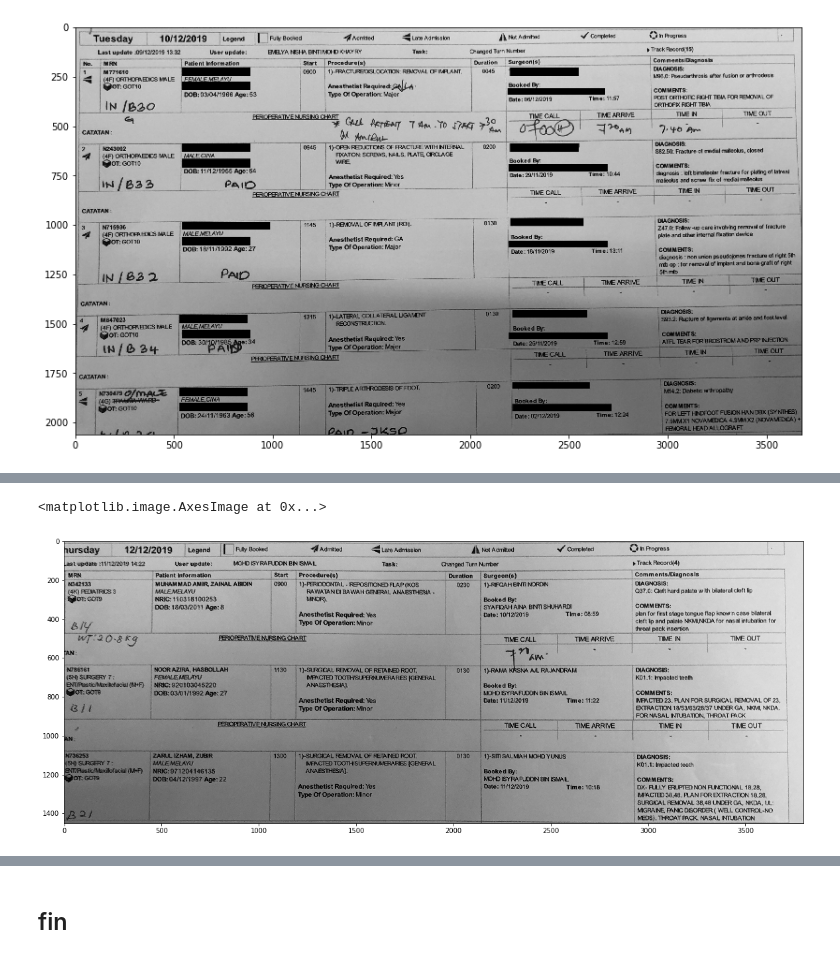
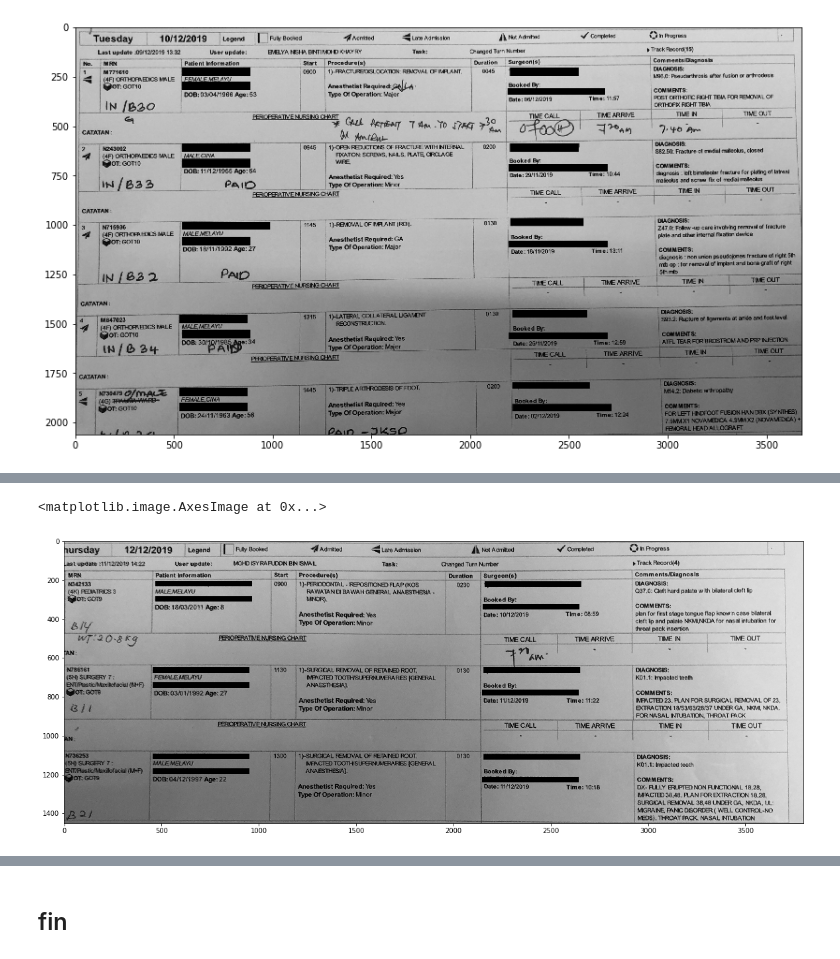
Before and after one commit to hududed/image2text, a Jupyter notebook: image2text_example.ipynb, the cells around one changed output, grey strips where cells are left out. Cells and saved outputs as stored; diff of their text form; code cells hidden in the pictures.

```diff
--- a/image2text_example.ipynb
+++ b/image2text_example.ipynb
@@ -212,13 +212,13 @@ df_
 | 32 | 4 | M847023 | RECONSTRUCTION. | S93.2: Rupture of ligaments at | None | None | None | None | None | None |
 | 40 | N730479 | O/MALE | 1445 | 1)-TRIPLE | M14.2: Diabetic arthropathy | None | None | None | None | None |
 # %%
-img = cv2.imread('d/output/2c.jpg')
+img = cv2.imread('data/output/2c.jpg')
 f = plt.figure(figsize=(20,8))
 ax = f.add_subplot(111)
 ax.imshow(img, cmap='gray',vmin=0,vmax=255)
 # %% [output]
 <matplotlib.image.AxesImage at 0x...>
-[figure, old version]
+[figure, new version]
 # %%
 df2
 # %% [output]
```
Also changed, not shown: parts of 3 cells of this notebook.
